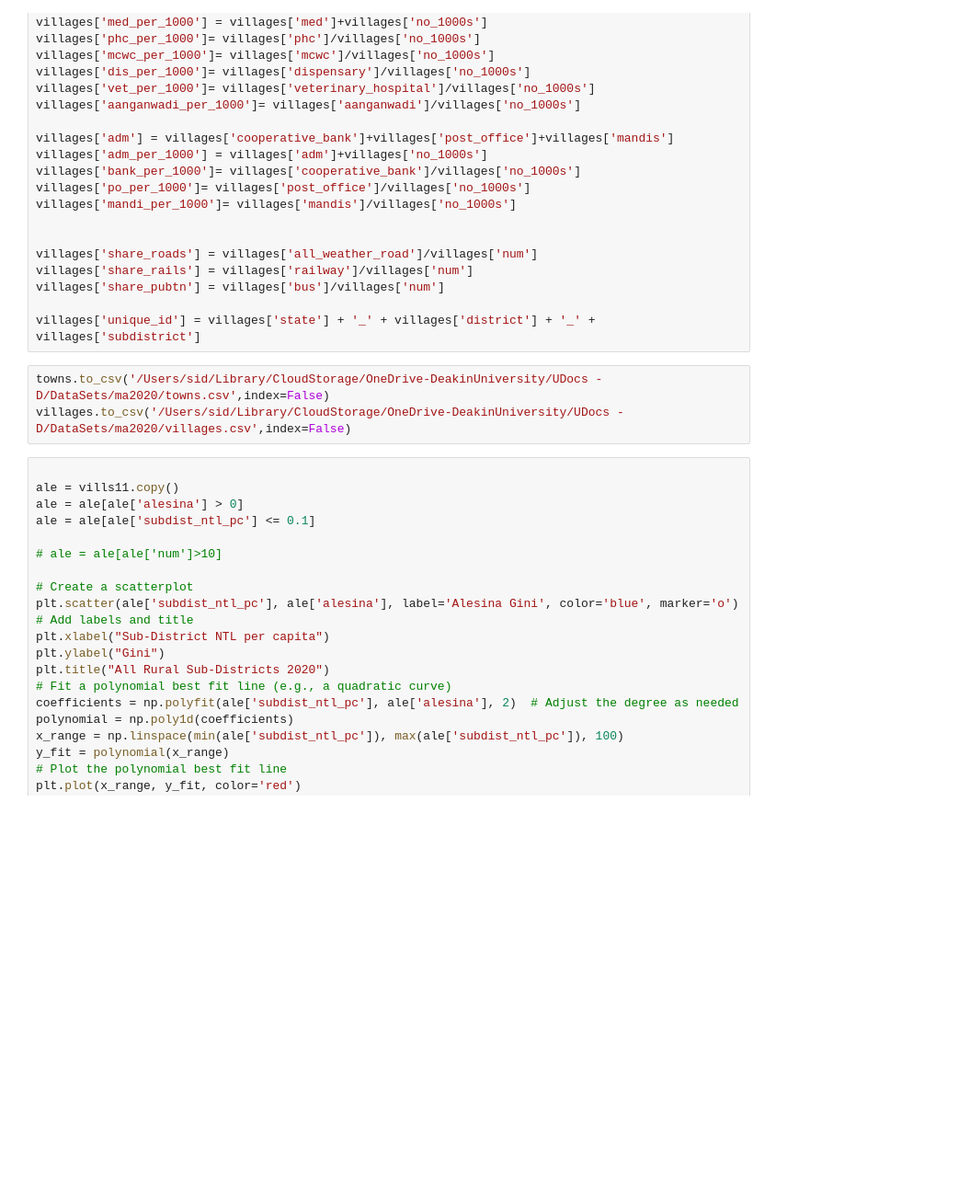
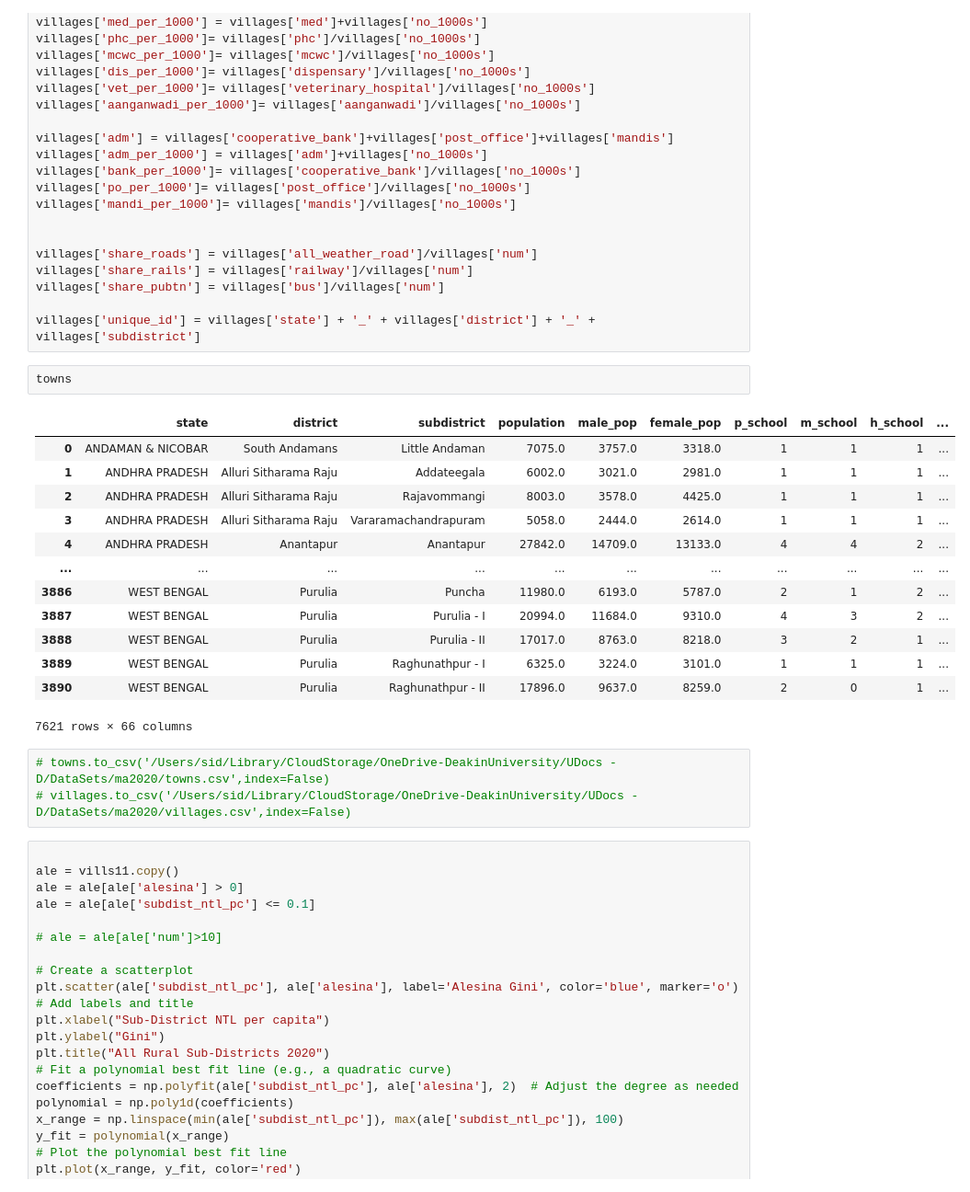
Before and after one commit to SaiSiddhardhaKalla/Master_Thesis, a Jupyter notebook: census2011_towns_villages.ipynb, the cells around one changed output. Shown at 92% size. Drawn from its saved outputs; the diff is of its cells as text; blank space fills up the shorter version.

Commit message:
added towns change

```diff
--- a/census2011_towns_villages.ipynb
+++ b/census2011_towns_villages.ipynb
@@ -353,9 +353,25 @@ villages['share_rails'] = villages['railway']/villages['num']
 villages['share_pubtn'] = villages['bus']/villages['num']
 
 villages['unique_id'] = villages['state'] + '_' + villages['district'] + '_' + villages['subdistrict']
+# %%
+towns
+# %% [output]
+|  | state | district | subdistrict | population | male_pop | female_pop | p_school | m_school | h_school | ... |
+| 0 | ANDAMAN & NICOBAR | South Andamans | Little Andaman | 7075.0 | 3757.0 | 3318.0 | 1 | 1 | 1 | ... |
+| 1 | ANDHRA PRADESH | Alluri Sitharama Raju | Addateegala | 6002.0 | 3021.0 | 2981.0 | 1 | 1 | 1 | ... |
+| 2 | ANDHRA PRADESH | Alluri Sitharama Raju | Rajavommangi | 8003.0 | 3578.0 | 4425.0 | 1 | 1 | 1 | ... |
+| 3 | ANDHRA PRADESH | Alluri Sitharama Raju | Vararamachandrapuram | 5058.0 | 2444.0 | 2614.0 | 1 | 1 | 1 | ... |
+| 4 | ANDHRA PRADESH | Anantapur | Anantapur | 27842.0 | 14709.0 | 13133.0 | 4 | 4 | 2 | ... |
+| ... | ... | ... | ... | ... | ... | ... | ... | ... | ... | ... |
+| 3886 | WEST BENGAL | Purulia | Puncha | 11980.0 | 6193.0 | 5787.0 | 2 | 1 | 2 | ... |
+| 3887 | WEST BENGAL | Purulia | Purulia - I | 20994.0 | 11684.0 | 9310.0 | 4 | 3 | 2 | ... |
+| 3888 | WEST BENGAL | Purulia | Purulia - II | 17017.0 | 8763.0 | 8218.0 | 3 | 2 | 1 | ... |
+| 3889 | WEST BENGAL | Purulia | Raghunathpur - I | 6325.0 | 3224.0 | 3101.0 | 1 | 1 | 1 | ... |
+| 3890 | WEST BENGAL | Purulia | Raghunathpur - II | 17896.0 | 9637.0 | 8259.0 | 2 | 0 | 1 | ... |
+7621 rows × 66 columns
 # %%
-towns.to_csv('/Users/sid/Library/CloudStorage/OneDrive-DeakinUniversity/UDocs - D/DataSets/ma2020/towns.csv',index=False)
-villages.to_csv('/Users/sid/Library/CloudStorage/OneDrive-DeakinUniversity/UDocs - D/DataSets/ma2020/villages.csv',index=False)
+# towns.to_csv('/Users/sid/Library/CloudStorage/OneDrive-DeakinUniversity/UDocs - D/DataSets/ma2020/towns.csv',index=False)
+# villages.to_csv('/Users/sid/Library/CloudStorage/OneDrive-DeakinUniversity/UDocs - D/DataSets/ma2020/villages.csv',index=False)
 # %%
 
 ale = vills11.copy()
```
Also changed, not shown: parts of 4 cells of this notebook.
